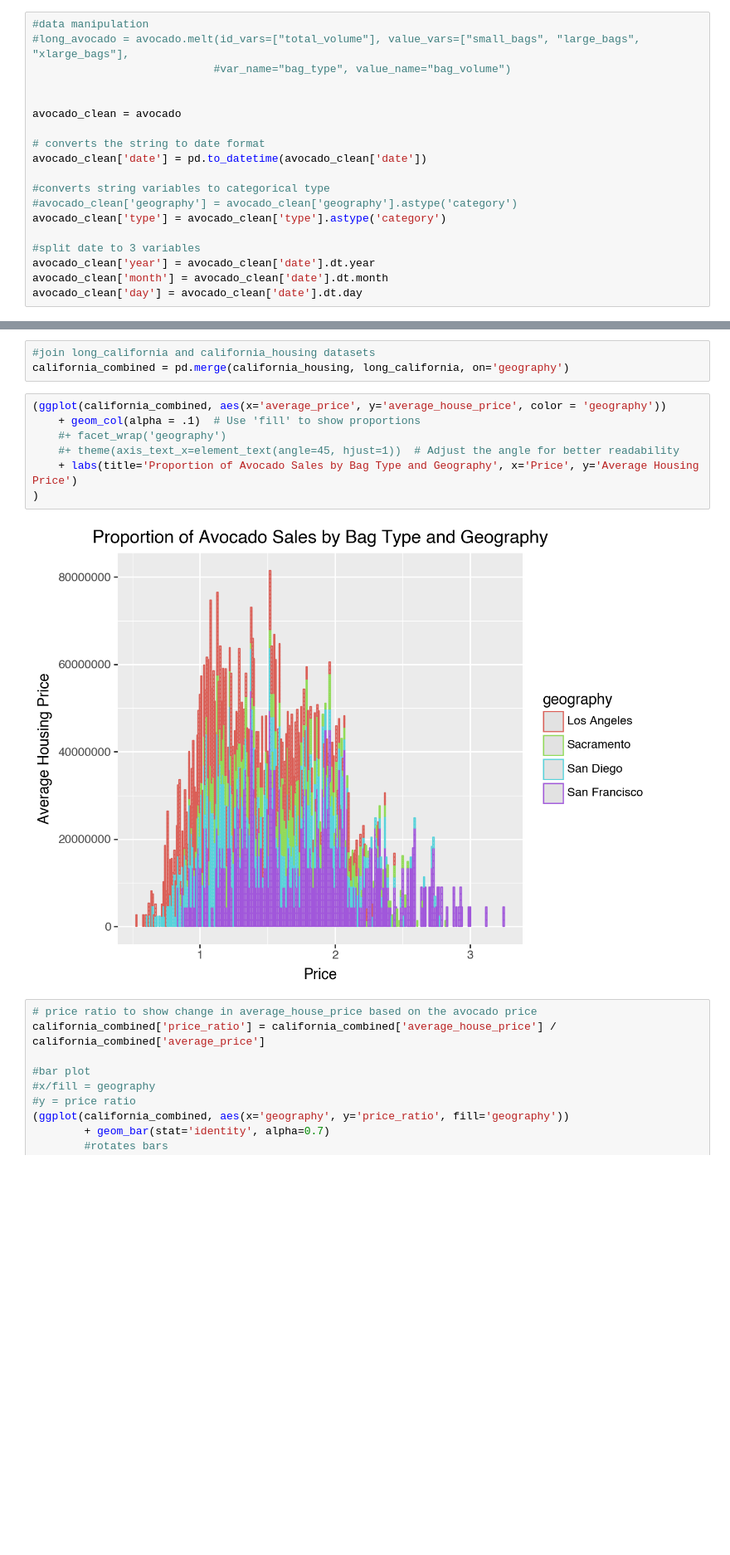
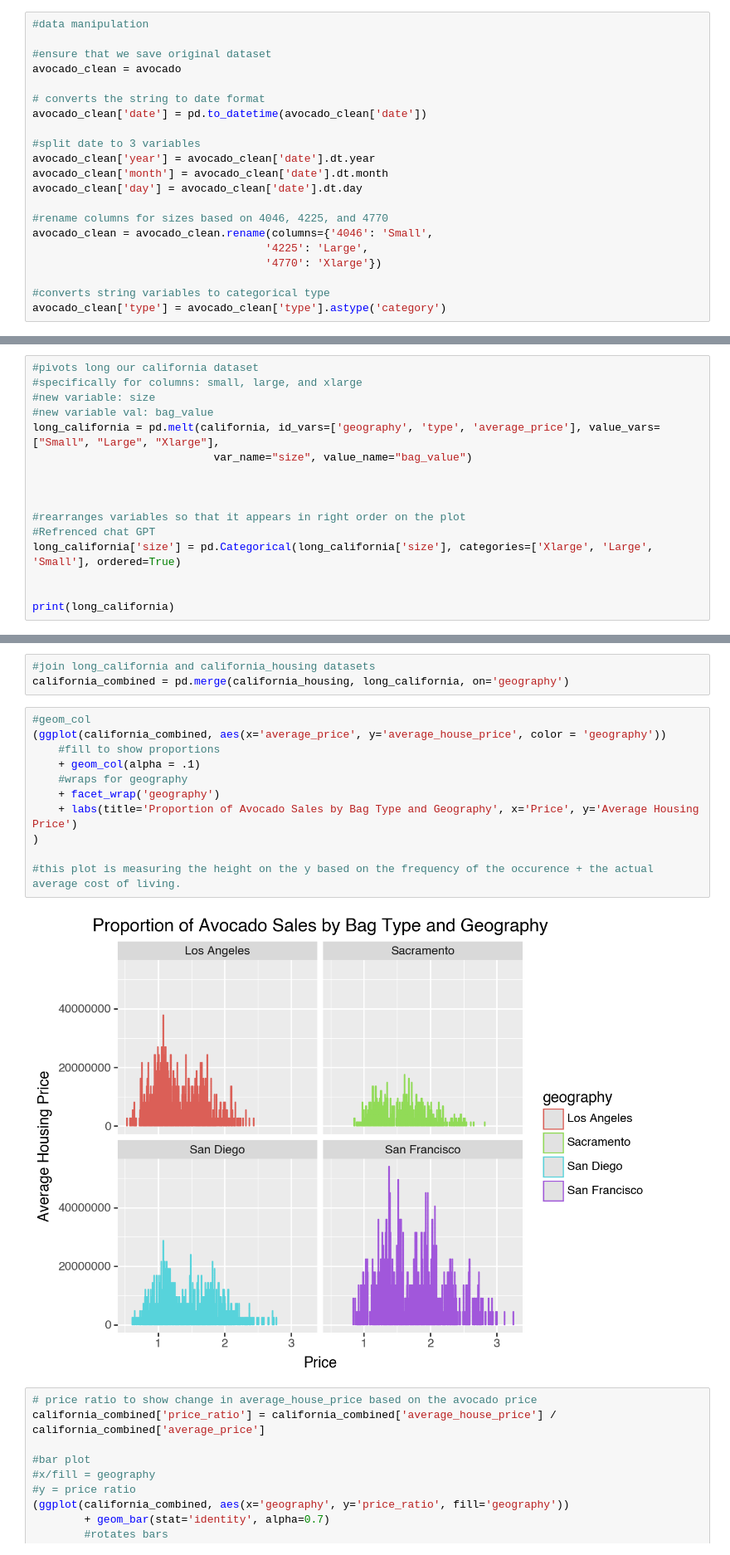
Before and after one commit to BLauf/GSB-544, a Jupyter notebook: labs/lab02/lab_02.ipynb, the cells around one changed output, grey strips where cells are left out. Shown: that part at 83% size. Drawn from its saved outputs; the diff is of its cells as text; blank space fills up the shorter version.

```diff
--- a/labs/lab02/lab_02.ipynb
+++ b/labs/lab02/lab_02.ipynb
@@ -26,23 +26,25 @@ avocado = pd.read_csv('data/avocado-updated-2020.csv')
 **2. Clean the data in any way you see fit.**
 # %%
 #data manipulation
-#long_avocado = avocado.melt(id_vars=["total_volume"], value_vars=["small_bags", "large_bags", "xlarge_bags"],
-                            #var_name="bag_type", value_name="bag_volume")
 
-
+#ensure that we save original dataset
 avocado_clean = avocado
 
 # converts the string to date format
 avocado_clean['date'] = pd.to_datetime(avocado_clean['date'])
 
-#converts string variables to categorical type
-#avocado_clean['geography'] = avocado_clean['geography'].astype('category')
-avocado_clean['type'] = avocado_clean['type'].astype('category')
-
 #split date to 3 variables
 avocado_clean['year'] = avocado_clean['date'].dt.year
 avocado_clean['month'] = avocado_clean['date'].dt.month
 avocado_clean['day'] = avocado_clean['date'].dt.day
+
+#rename columns for sizes based on 4046, 4225, and 4770
+avocado_clean = avocado_clean.rename(columns={'4046': 'Small',
+                                    '4225': 'Large',
+                                    '4770': 'Xlarge'})
+
+#converts string variables to categorical type
+avocado_clean['type'] = avocado_clean['type'].astype('category')
 # %% [markdown]
 **Exercises**
 # %% [markdown]
@@ -207,0 +192,16 @@ long_california['size'] = pd.Categorical(long_california['size'], categories=['X
+# %%
+#pivots long our california dataset
+#specifically for columns: small, large, and xlarge
+#new variable: size
+#new variable val: bag_value
+long_california = pd.melt(california, id_vars=['geography', 'type', 'average_price'], value_vars=["Small", "Large", "Xlarge"],
+                            var_name="size", value_name="bag_value")
+
+
+
+#rearranges variables so that it appears in right order on the plot
+#Refrenced chat GPT
+long_california['size'] = pd.Categorical(long_california['size'], categories=['Xlarge', 'Large', 'Small'], ordered=True)
+
+
+print(long_california)
@@ -245,14 +275,18 @@ california_housing = pd.DataFrame({
 #join long_california and california_housing datasets
 california_combined = pd.merge(california_housing, long_california, on='geography')
 # %%
+#geom_col
 (ggplot(california_combined, aes(x='average_price', y='average_house_price', color = 'geography'))
-    + geom_col(alpha = .1)  # Use 'fill' to show proportions
-    #+ facet_wrap('geography')
-    #+ theme(axis_text_x=element_text(angle=45, hjust=1))  # Adjust the angle for better readability
+    #fill to show proportions
+    + geom_col(alpha = .1)
+    #wraps for geography
+    + facet_wrap('geography')
     + labs(title='Proportion of Avocado Sales by Bag Type and Geography', x='Price', y='Average Housing Price')
 )
+
+#this plot is measuring the height on the y based on the frequency of the occurence + the actual average cost of living.
 # %% [output]
-[figure, old version]
+[figure, new version]
 # %%
 # price ratio to show change in average_house_price based on the avocado price
 california_combined['price_ratio'] = california_combined['average_house_price'] / california_combined['average_price']
```
Also changed, not shown: parts of 10 cells of this notebook, 1 other file.
